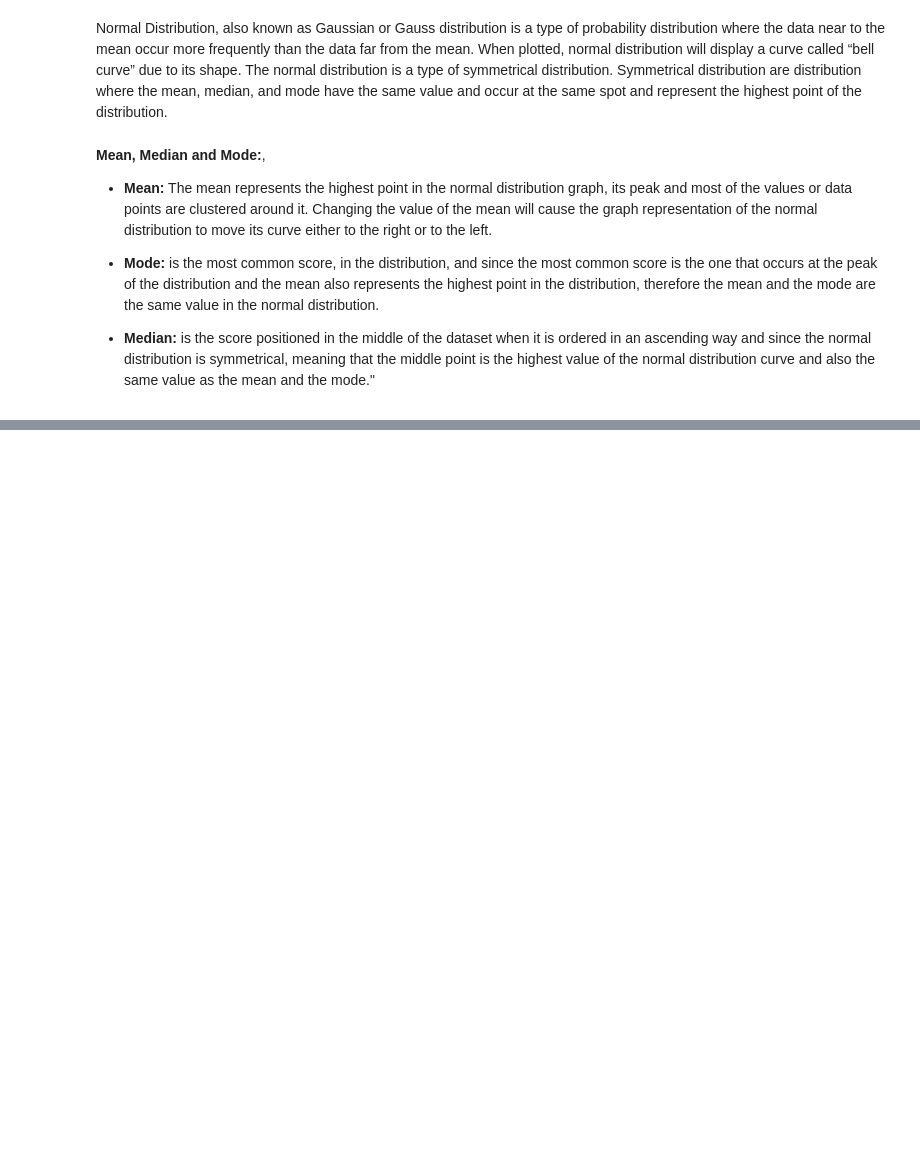
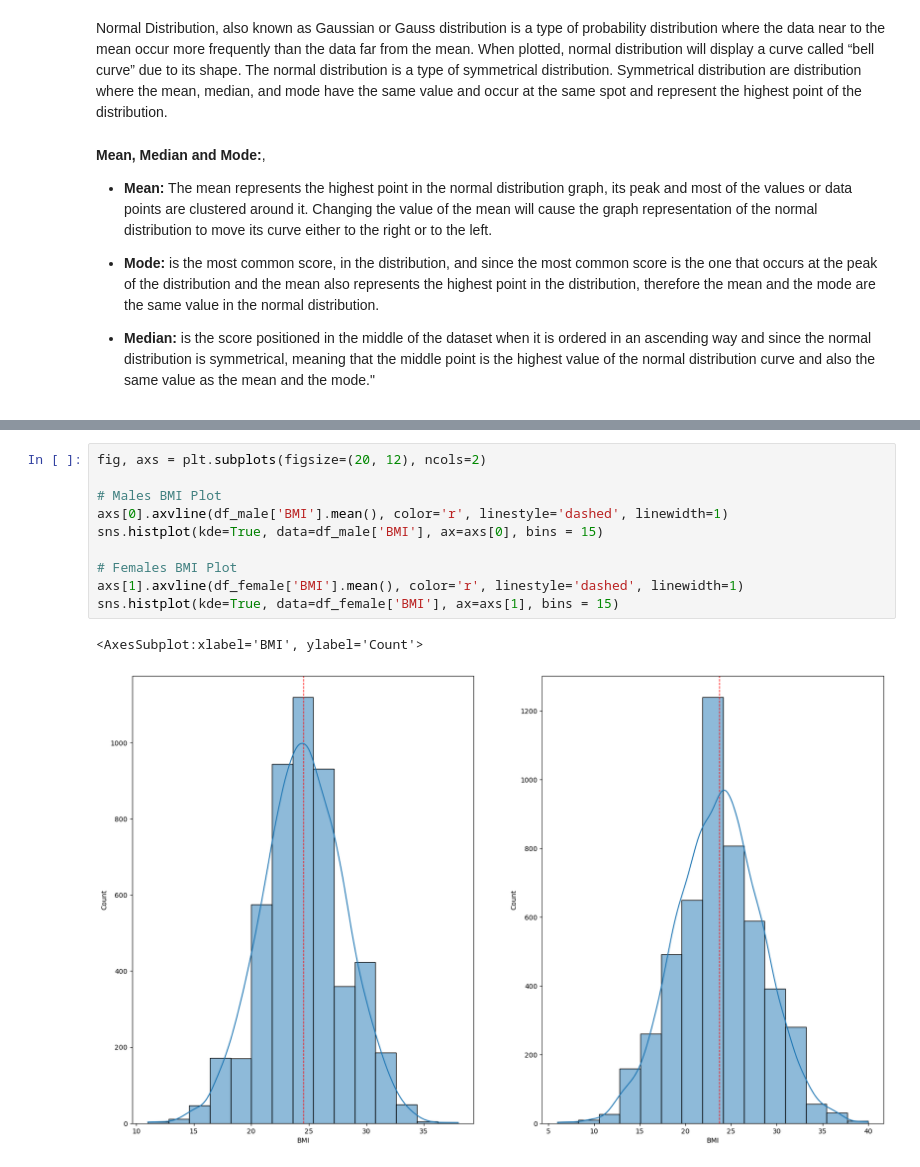
Before and after one commit to ReRiva/PfDA-Assignment, a Jupyter notebook: ProgfDA_Project.ipynb, the cells around one changed output, grey strips where cells are left out. Saved outputs shown, nothing was run; the diff lists cells and outputs as text; blank space fills up the shorter version.

```diff
--- a/ProgfDA_Project.ipynb
+++ b/ProgfDA_Project.ipynb
@@ -434,0 +517,13 @@ sns.histplot(kde=True, data=m_simulated_weight, ax=axs[1], bins = 10)
+# %%
+fig, axs = plt.subplots(figsize=(20, 12), ncols=2)
+
+# Males BMI Plot
+axs[0].axvline(df_male['BMI'].mean(), color='r', linestyle='dashed', linewidth=1)
+sns.histplot(kde=True, data=df_male['BMI'], ax=axs[0], bins = 15)
+
+# Females BMI Plot
+axs[1].axvline(df_female['BMI'].mean(), color='r', linestyle='dashed', linewidth=1)
+sns.histplot(kde=True, data=df_female['BMI'], ax=axs[1], bins = 15)
+# %% [output]
+<AxesSubplot:xlabel='BMI', ylabel='Count'>
+[figure, added]
```
Also changed, not shown: parts of 41 cells of this notebook, 2 other files.
